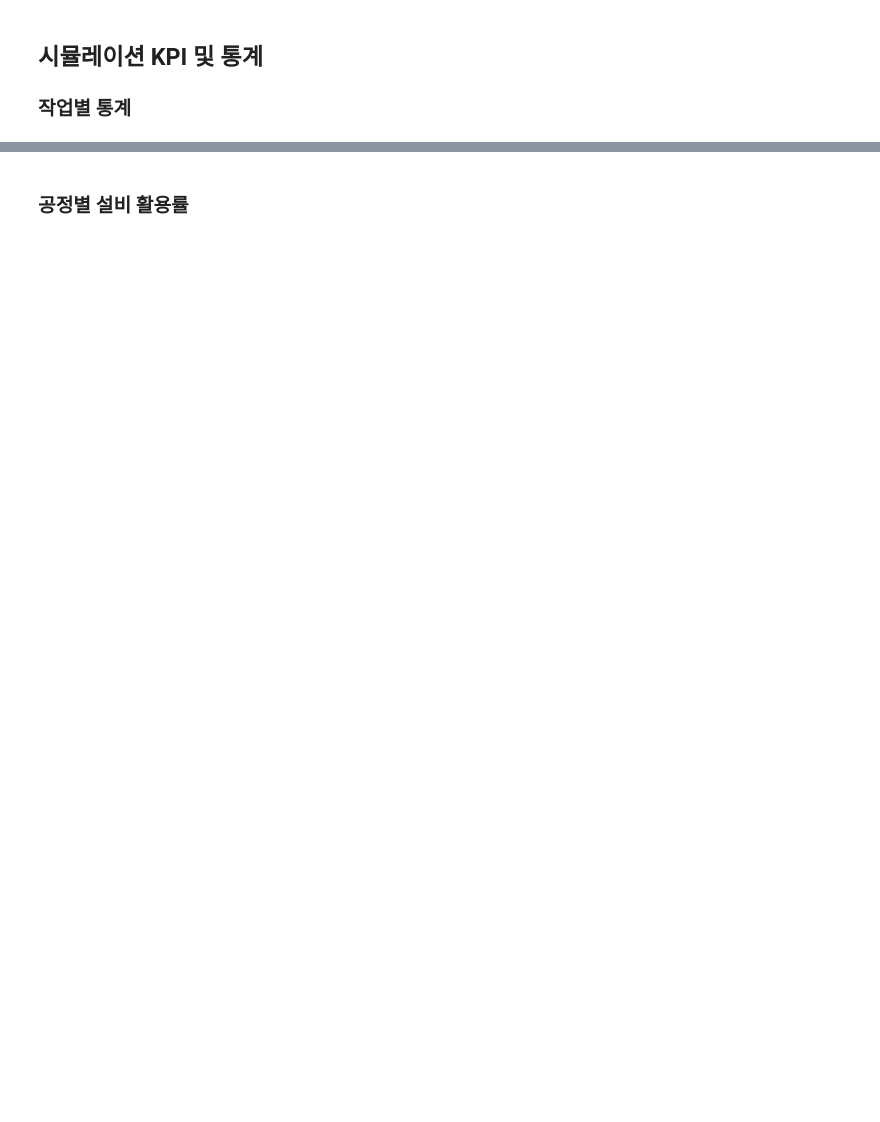
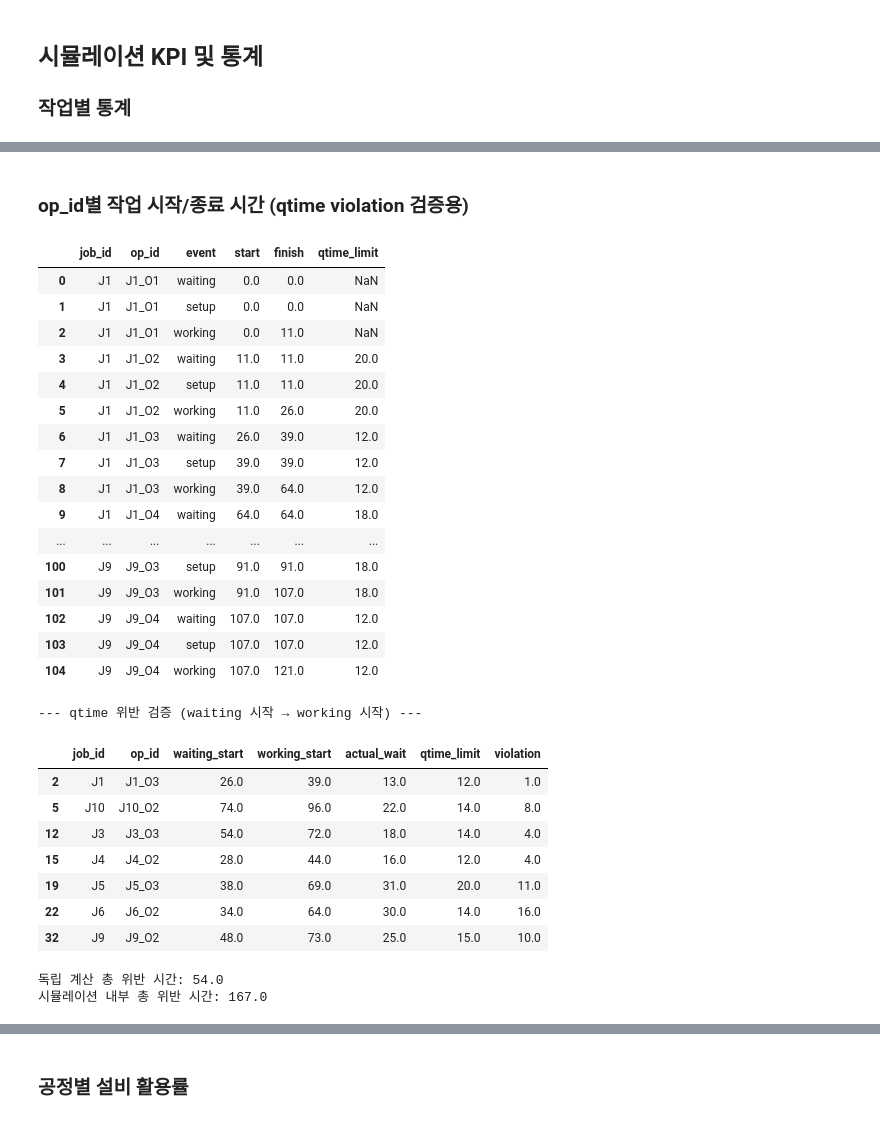
Before and after one commit to cryscham123/simulation_teamwork, a Jupyter notebook: result.ipynb, the cells around one changed output, grey strips where cells are left out. Drawn from its saved outputs; the diff is of its cells as text; code cells hidden in the pictures; blank space fills up the shorter version.

```diff
--- a/result.ipynb
+++ b/result.ipynb
@@ -116,3 +119,64 @@ Job ID: J10 QTime Violation: 0.0    완료 시간: 126
+# %% [markdown]
+### op_id별 작업 시작/종료 시간 (qtime violation 검증용)
+# %%
+df_logs = pd.DataFrame(event_logger.logs)
+
+# job 이벤트만, op_id 있는 행만
+df_job_ops = (
+    df_logs[(df_logs['resource'] == 'job') & (df_logs['op_id'].notna())]
+    .copy()
+    [['id', 'op_id', 'event', 'start', 'finish']]
+    .rename(columns={'id': 'job_id'})
+    .sort_values(['job_id', 'op_id', 'start'])
+    .reset_index(drop=True)
+)
+
+# qtime 허용값 붙이기
+qtime_map = data['operations'].set_index('op_id')['qtime']
+df_job_ops['qtime_limit'] = df_job_ops['op_id'].map(qtime_map)
+
+# waiting 시작(= 이전 op 완료 시점) ~ working 시작까지 경과 시간으로 violation 계산
+waiting = df_job_ops[df_job_ops['event'] == 'waiting'][['job_id', 'op_id', 'start']].rename(columns={'start': 'waiting_start'})
+working = df_job_ops[df_job_ops['event'] == 'working'][['job_id', 'op_id', 'start']].rename(columns={'start': 'working_start'})
+qtime_check = waiting.merge(working, on=['job_id', 'op_id'], how='inner')
+qtime_check['actual_wait'] = round(qtime_check['working_start'] - qtime_check['waiting_start'], 3)
+qtime_check['qtime_limit'] = qtime_check['op_id'].map(qtime_map)
+qtime_check['violation']   = round((qtime_check['actual_wait'] - qtime_check['qtime_limit']).clip(lower=0), 3)
+
+display(df_job_ops)
+print("\n--- qtime 위반 검증 (waiting 시작 → working 시작) ---")
+display(qtime_check[qtime_check['violation'] > 0])
+print(f"\n독립 계산 총 위반 시간: {qtime_check['violation'].sum()}")
+print(f"시뮬레이션 내부 총 위반 시간: {sum(j.total_qtime_over for j in scheduler._Scheduler__jobs)}")
+# %% [output]
+|  | job_id | op_id | event | start | finish | qtime_limit |
+| 0 | J1 | J1_O1 | waiting | 0.0 | 0.0 | NaN |
+| 1 | J1 | J1_O1 | setup | 0.0 | 0.0 | NaN |
+| 2 | J1 | J1_O1 | working | 0.0 | 11.0 | NaN |
+| 3 | J1 | J1_O2 | waiting | 11.0 | 11.0 | 20.0 |
+| 4 | J1 | J1_O2 | setup | 11.0 | 11.0 | 20.0 |
+| 5 | J1 | J1_O2 | working | 11.0 | 26.0 | 20.0 |
+| 6 | J1 | J1_O3 | waiting | 26.0 | 39.0 | 12.0 |
+| 7 | J1 | J1_O3 | setup | 39.0 | 39.0 | 12.0 |
+| 8 | J1 | J1_O3 | working | 39.0 | 64.0 | 12.0 |
+| 9 | J1 | J1_O4 | waiting | 64.0 | 64.0 | 18.0 |
+| ... | ... | ... | ... | ... | ... | ... |
+| 100 | J9 | J9_O3 | setup | 91.0 | 91.0 | 18.0 |
+| 101 | J9 | J9_O3 | working | 91.0 | 107.0 | 18.0 |
+| 102 | J9 | J9_O4 | waiting | 107.0 | 107.0 | 12.0 |
+| 103 | J9 | J9_O4 | setup | 107.0 | 107.0 | 12.0 |
+| 104 | J9 | J9_O4 | working | 107.0 | 121.0 | 12.0 |
+--- qtime 위반 검증 (waiting 시작 → working 시작) ---
+|  | job_id | op_id | waiting_start | working_start | actual_wait | qtime_limit | violation |
+| 2 | J1 | J1_O3 | 26.0 | 39.0 | 13.0 | 12.0 | 1.0 |
+| 5 | J10 | J10_O2 | 74.0 | 96.0 | 22.0 | 14.0 | 8.0 |
+| 12 | J3 | J3_O3 | 54.0 | 72.0 | 18.0 | 14.0 | 4.0 |
+| 15 | J4 | J4_O2 | 28.0 | 44.0 | 16.0 | 12.0 | 4.0 |
+| 19 | J5 | J5_O3 | 38.0 | 69.0 | 31.0 | 20.0 | 11.0 |
+| 22 | J6 | J6_O2 | 34.0 | 64.0 | 30.0 | 14.0 | 16.0 |
+| 32 | J9 | J9_O2 | 48.0 | 73.0 | 25.0 | 15.0 | 10.0 |
+독립 계산 총 위반 시간: 54.0
+시뮬레이션 내부 총 위반 시간: 167.0
 # %%
 df_logs = pd.DataFrame(event_logger.logs)
 job_info = df_logs[df_logs['resource'] == 'job']
```
Also changed, not shown: parts of 9 cells of this notebook.
